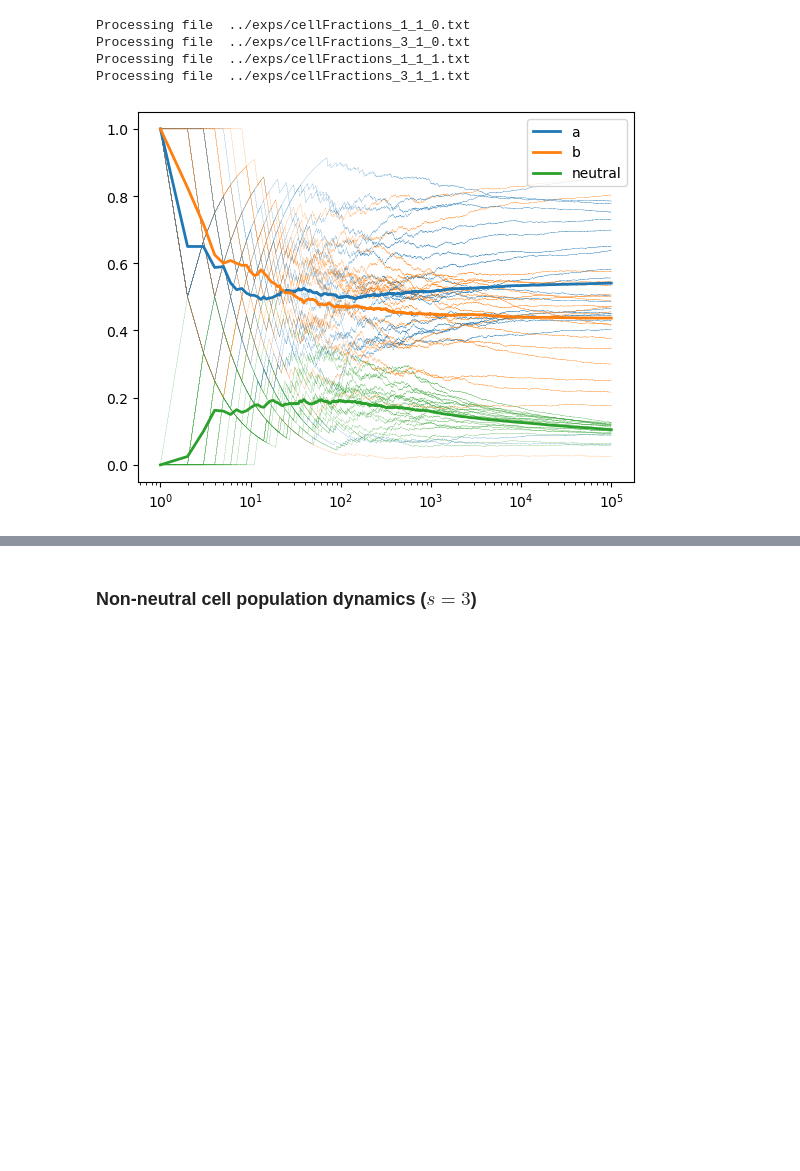
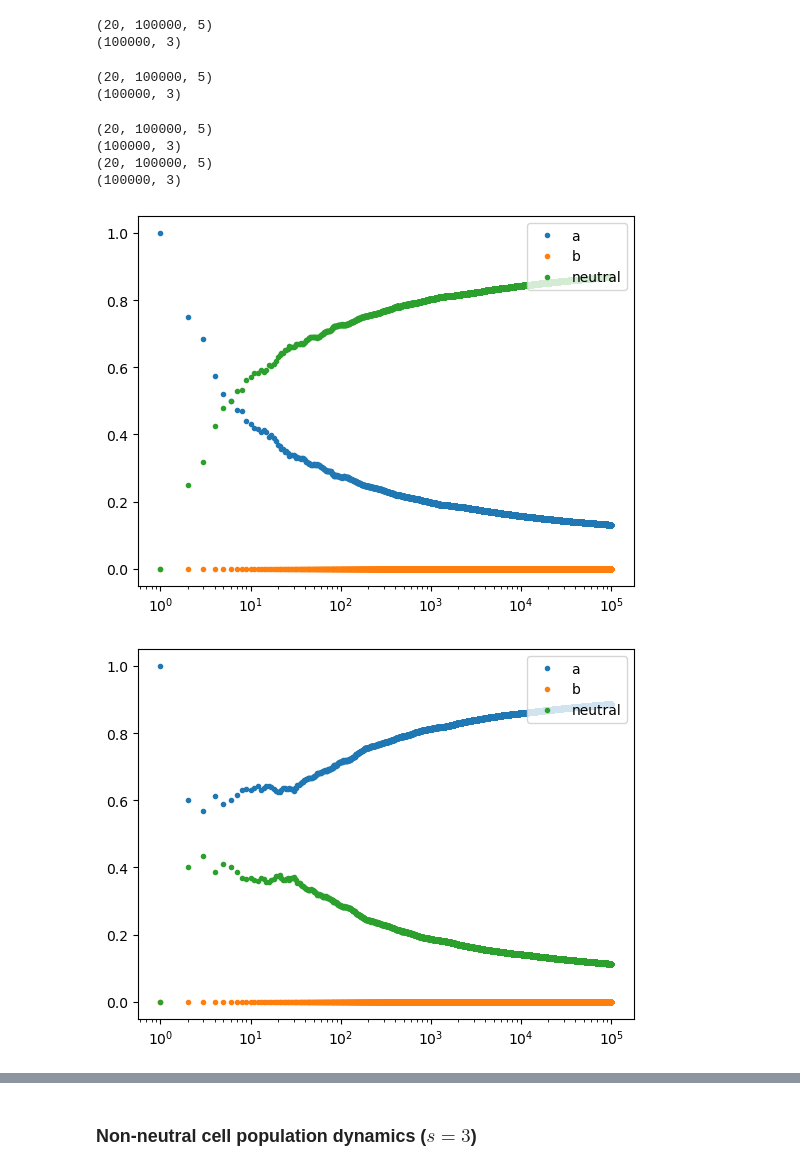
Before and after one commit to poulamisganguly/ECDNA-DYNAMICS, a Jupyter notebook: python/stats.ipynb, the cells around one changed output, grey strips where cells are left out. Saved outputs shown, nothing was run; the diff lists cells and outputs as text; code cells hidden in the pictures; blank space fills up the shorter version.

Commit message:
Correct mean computation, add option to only plot means

```diff
--- a/python/stats.ipynb
+++ b/python/stats.ipynb
@@ -58,8 +74,13 @@ def plot_cell_fractions(input_dir, output_dir, runs=20):
 # %%
-plot_cell_fractions('../exps/', '../exps/plots')
+means_exps = plot_cell_fractions('../exps/', runs=20, only_means=True)
 # %% [output]
-Processing file  ../exps/cellFractions_1_1_0.txt
-Processing file  ../exps/cellFractions_3_1_0.txt
-Processing file  ../exps/cellFractions_1_1_1.txt
-Processing file  ../exps/cellFractions_3_1_1.txt
+(20, 100000, 5)
+(100000, 3)
+(20, 100000, 5)
+(100000, 3)
+(20, 100000, 5)
+(100000, 3)
+(20, 100000, 5)
+(100000, 3)
-[figure, old version]
+[figure, new version]
+[figure, added]
```
Also changed, not shown: parts of 8 cells of this notebook, 1 other file.
